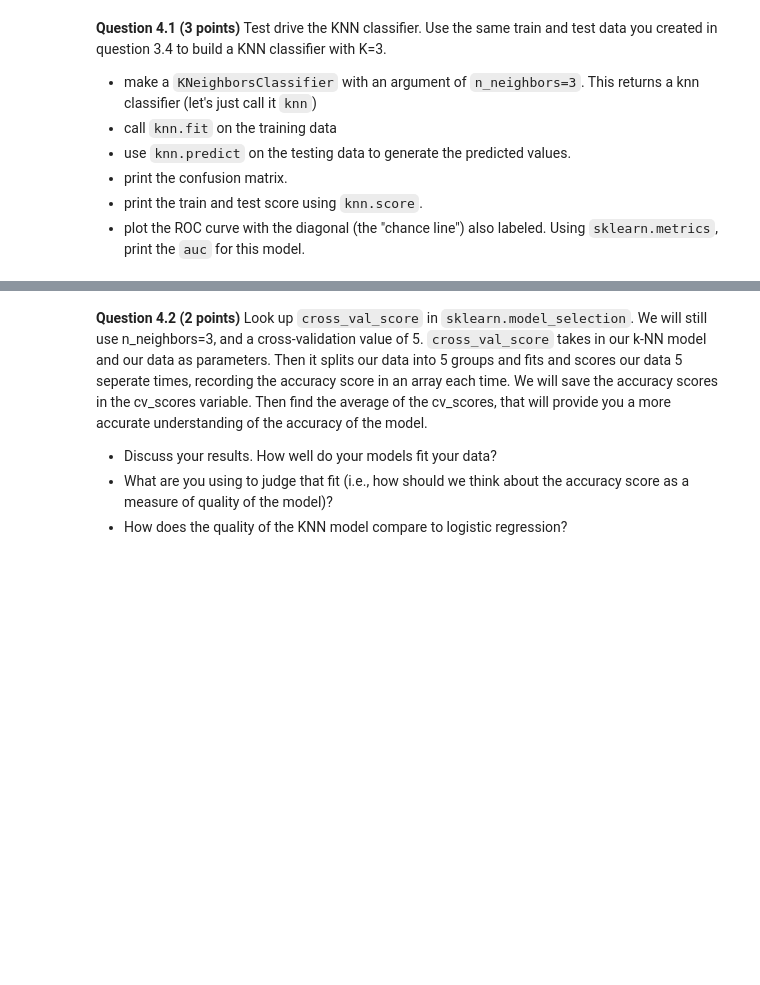
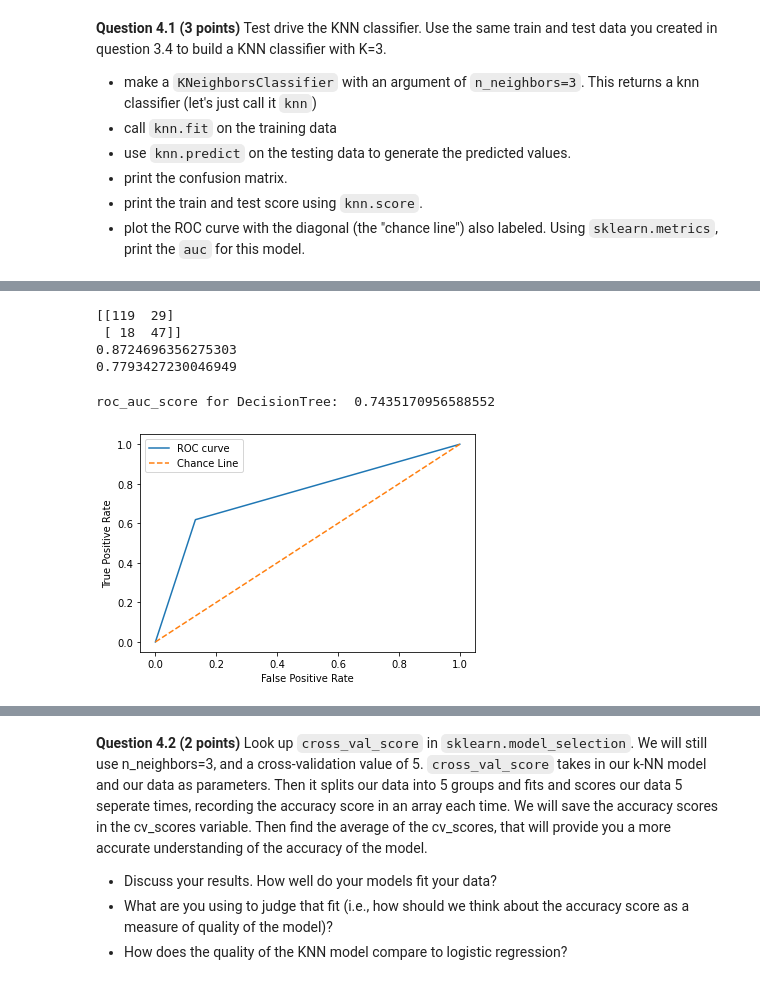
Before and after one commit to schne511/CMSE202, a Jupyter notebook: HW-03_GitML-STUDENT.ipynb, the cells around one changed output, grey strips where cells are left out. Saved outputs shown, nothing was run; the diff lists cells and outputs as text; code cells hidden in the pictures; blank space fills up the shorter version.

```diff
--- a/HW-03_GitML-STUDENT.ipynb
+++ b/HW-03_GitML-STUDENT.ipynb
@@ -89,0 +129,4 @@ In the next part we will build a logistic regression model for the data classifi
+# %%
+logit_model = sm.Logit(train_labels, sm.add_constant(train_vectors))
+result = logit_model.fit()
+result.summary()
@@ -95,0 +159,6 @@ In the next part we will build a logistic regression model for the data classifi
+# %%
+new_vectors = train_vectors.drop(['mcg', 'erl'], axis = 1)
+new_test = test_vectors.drop(['mcg', 'erl'], axis = 1)
+logit_model = sm.Logit(train_labels, sm.add_constant(new_vectors))
+result = logit_model.fit()
+result.summary()
@@ -112,3 +217,28 @@ In the next part we will be building a class that will use the k-nearest neighbo
+# %%
+test_labels = pd.to_numeric(test_labels)
+# %%
+knn = KNeighborsClassifier(n_neighbors = 3)
+knn.fit(sm.add_constant(new_vectors), train_labels)
+pred = knn.predict(sm.add_constant(new_test))
+print(metrics.confusion_matrix(pred, test_labels))
+print(knn.score(sm.add_constant(new_vectors), train_labels))
+print(knn.score(sm.add_constant(new_test), test_labels))
+# %% [output]
+[[119  29]
+ [ 18  47]]
+0.8724696356275303
+0.7793427230046949
+# %%
+false_positive_rate1, true_positive_rate1, threshold1 = roc_curve(test_labels, pred)
+plt.plot(false_positive_rate1, true_positive_rate1, label = 'ROC curve')
+plt.plot([0, 1], ls="--", label = 'Chance Line')
+plt.ylabel('True Positive Rate')
+plt.xlabel('False Positive Rate')
+plt.legend()
+print('roc_auc_score for DecisionTree: ', metrics.roc_auc_score(test_labels, pred))
+# %% [output]
+roc_auc_score for DecisionTree:  0.7435170956588552
+[figure, added]
 # %% [markdown]
 ## k-Fold Cross-Validation
 Cross-validation is when the dataset is randomly split up into ‘k’ groups. One of the groups is used as the test set and the rest are used as the training set. The model is trained on the training set and scored on the test set. Then the process is repeated until each unique group as been used as the test set.
```
Also changed, not shown: parts of 31 cells of this notebook.
